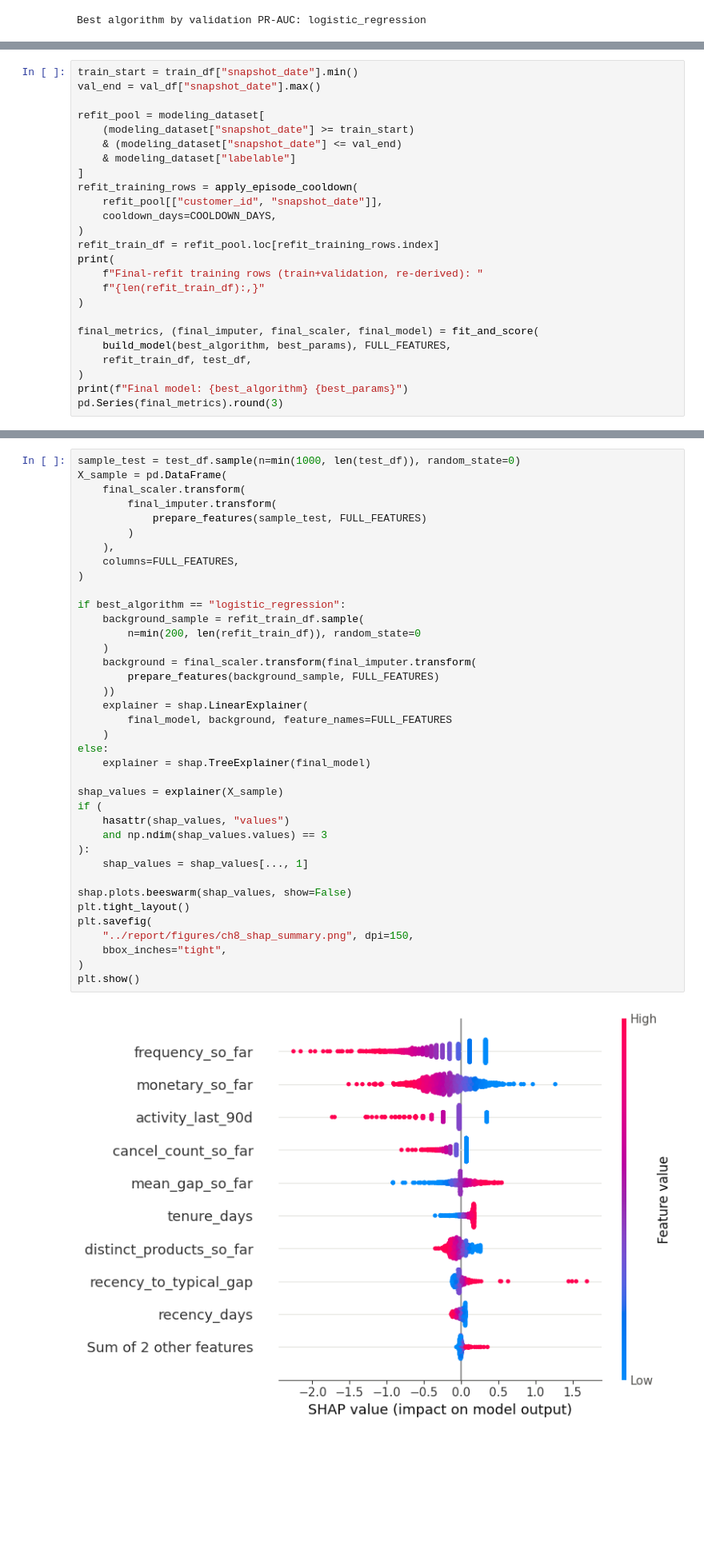
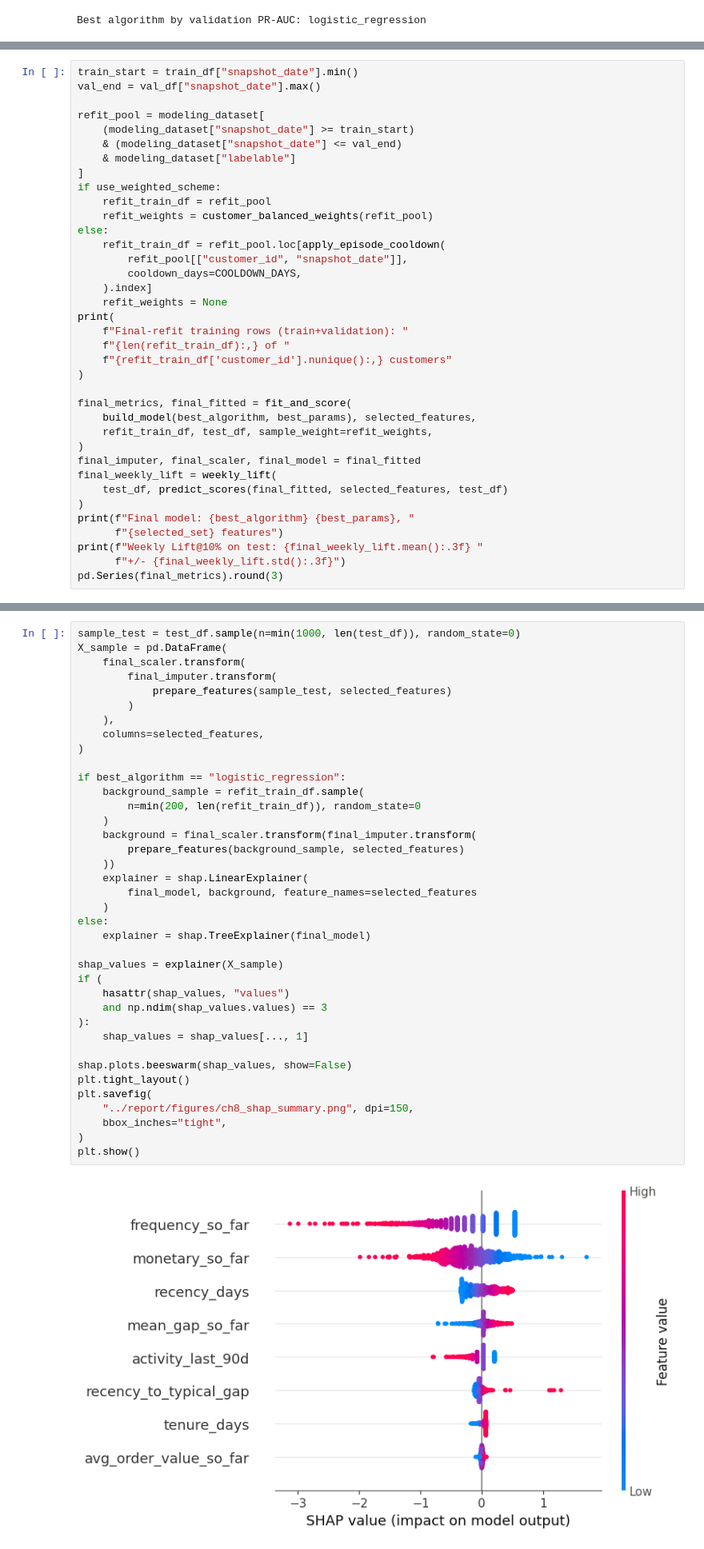
Before and after one commit to nguyenbaanh7779/customer-churn-prediction, a Jupyter notebook: notebooks/08_modeling.ipynb, the cells around one changed output, grey strips where cells are left out. Shown at 80% size. Drawn from its saved outputs; the diff is of its cells as text; blank space fills up the shorter version.

```diff
--- a/notebooks/08_modeling.ipynb
+++ b/notebooks/08_modeling.ipynb
@@ -463,20 +809,32 @@ refit_pool = modeling_dataset[
     & (modeling_dataset["snapshot_date"] <= val_end)
     & modeling_dataset["labelable"]
 ]
-refit_training_rows = apply_episode_cooldown(
-    refit_pool[["customer_id", "snapshot_date"]],
-    cooldown_days=COOLDOWN_DAYS,
-)
-refit_train_df = refit_pool.loc[refit_training_rows.index]
+if use_weighted_scheme:
+    refit_train_df = refit_pool
+    refit_weights = customer_balanced_weights(refit_pool)
+else:
+    refit_train_df = refit_pool.loc[apply_episode_cooldown(
+        refit_pool[["customer_id", "snapshot_date"]],
+        cooldown_days=COOLDOWN_DAYS,
+    ).index]
+    refit_weights = None
 print(
-    f"Final-refit training rows (train+validation, re-derived): "
-    f"{len(refit_train_df):,}"
+    f"Final-refit training rows (train+validation): "
+    f"{len(refit_train_df):,} of "
+    f"{refit_train_df['customer_id'].nunique():,} customers"
 )
 
-final_metrics, (final_imputer, final_scaler, final_model) = fit_and_score(
-    build_model(best_algorithm, best_params), FULL_FEATURES,
-    refit_train_df, test_df,
+final_metrics, final_fitted = fit_and_score(
+    build_model(best_algorithm, best_params), selected_features,
+    refit_train_df, test_df, sample_weight=refit_weights,
 )
-print(f"Final model: {best_algorithm} {best_params}")
+final_imputer, final_scaler, final_model = final_fitted
+final_weekly_lift = weekly_lift(
+    test_df, predict_scores(final_fitted, selected_features, test_df)
+)
+print(f"Final model: {best_algorithm} {best_params}, "
+      f"{selected_set} features")
+print(f"Weekly Lift@10% on test: {final_weekly_lift.mean():.3f} "
+      f"+/- {final_weekly_lift.std():.3f}")
 pd.Series(final_metrics).round(3)
 # %% [output]
@@ -508,38 +922,38 @@ sample_test = test_df.sample(n=min(1000, len(test_df)), random_state=0)
 X_sample = pd.DataFrame(
     final_scaler.transform(
         final_imputer.transform(
-            prepare_features(sample_test, FULL_FEATURES)
+            prepare_features(sample_test, selected_features)
         )
     ),
-    columns=FULL_FEATURES,
+    columns=selected_features,
 )
 
 if best_algorithm == "logistic_regression":
     background_sample = refit_train_df.sample(
         n=min(200, len(refit_train_df)), random_state=0
     )
     background = final_scaler.transform(final_imputer.transform(
-        prepare_features(background_sample, FULL_FEATURES)
+        prepare_features(background_sample, selected_features)
     ))
     explainer = shap.LinearExplainer(
-        final_model, background, feature_names=FULL_FEATURES
+        final_model, background, feature_names=selected_features
     )
 else:
     explainer = shap.TreeExplainer(final_model)
 
 shap_values = explainer(X_sample)
 if (
     hasattr(shap_values, "values")
     and np.ndim(shap_values.values) == 3
 ):
     shap_values = shap_values[..., 1]
 
 shap.plots.beeswarm(shap_values, show=False)
 plt.tight_layout()
 plt.savefig(
     "../report/figures/ch8_shap_summary.png", dpi=150,
     bbox_inches="tight",
 )
 plt.show()
 # %% [output]
-[figure, old version]
+[figure, new version]
```
Also changed, not shown: parts of 33 cells of this notebook, 13 other files.
